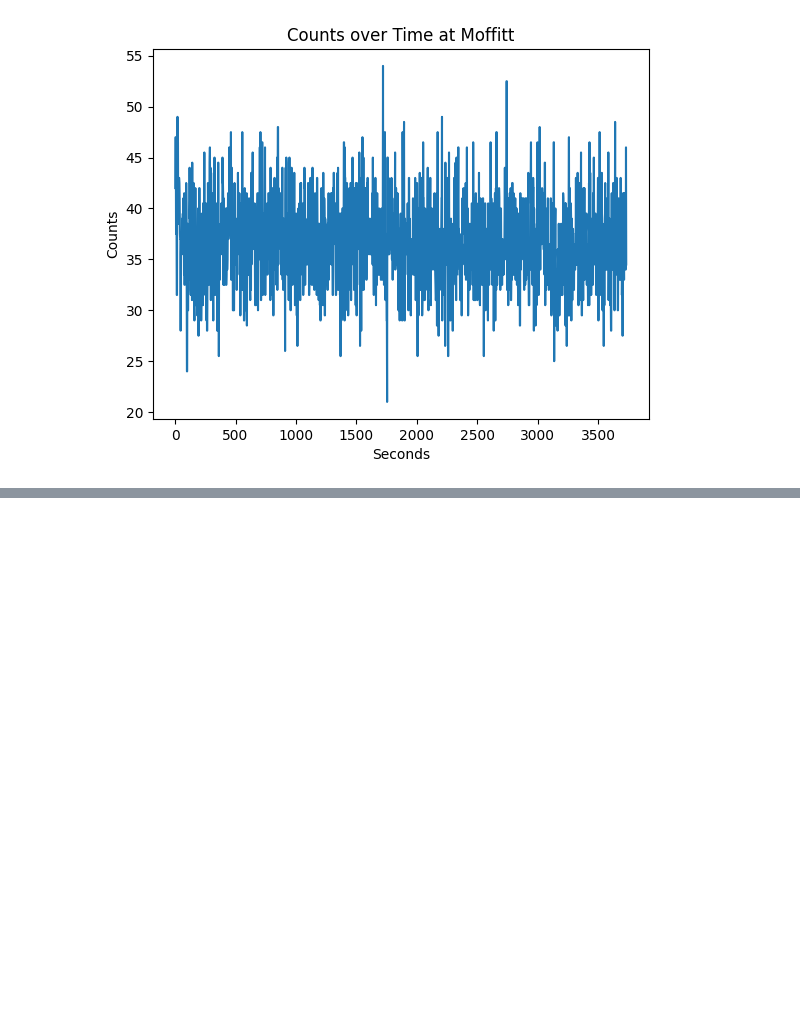
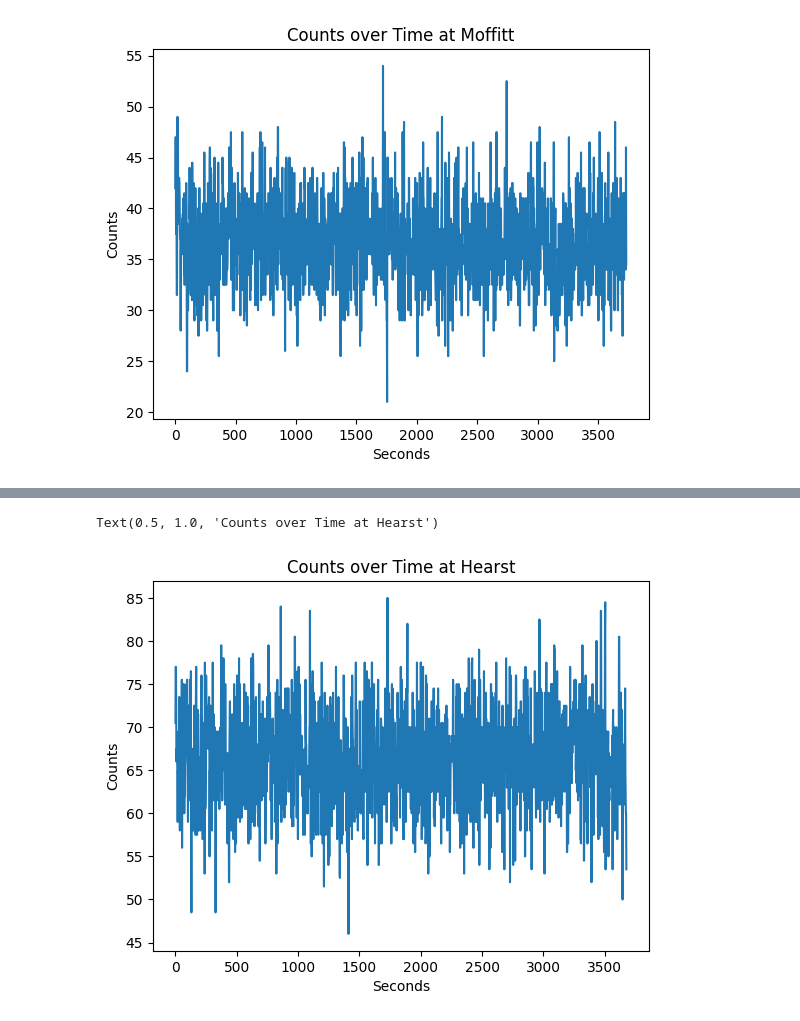
Before and after one commit to Gish-Sky/E11_LabWork, a Jupyter notebook: final_project.ipynb, the cells around one changed output, grey strips where cells are left out. Cells and saved outputs as stored; diff of their text form; code cells hidden in the pictures; blank space fills up the shorter version.

```diff
--- a/final_project.ipynb
+++ b/final_project.ipynb
@@ -29,0 +56,12 @@ Text(0.5, 1.0, 'Counts over Time at Moffitt')
+# %%
+hearst['Time'] = hearst['Time']-hearst['Time'].iloc[0]
+hearst = hearst.iloc[1:, :]
+hearst_counts = hearst['counts']
+
+plt.plot(hearst['Time'], hearst_counts)
+plt.xlabel("Seconds")
+plt.ylabel("Counts")
+plt.title("Counts over Time at Hearst")
+# %% [output]
+Text(0.5, 1.0, 'Counts over Time at Hearst')
+[figure, added]
```
Also changed, not shown: parts of 7 cells of this notebook.
